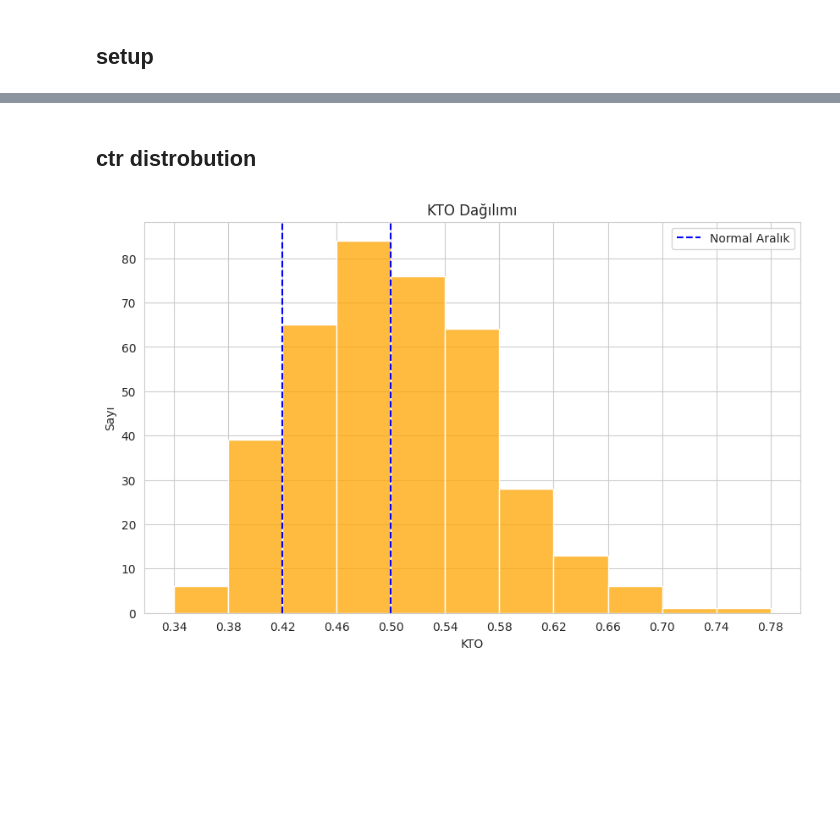
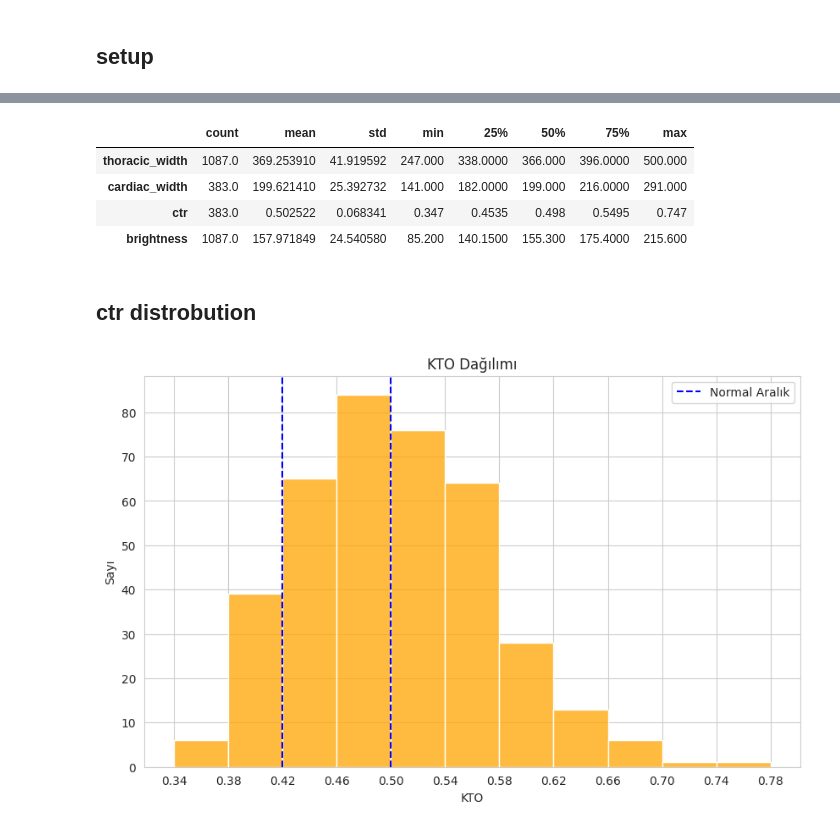
Before and after one commit to meyupy/teknofest25-syz, a Jupyter notebook: cto calculation/data_analysis.ipynb, the cells around one changed output, grey strips where cells are left out. Cells and saved outputs as stored; diff of their text form; code cells hidden in the pictures; blank space fills up the shorter version.

```diff
--- a/cto calculation/data_analysis.ipynb
+++ b/cto calculation/data_analysis.ipynb
@@ -25,3 +25,11 @@ df
+# %%
+df.describe().T
+# %% [output]
+|  | count | mean | std | min | 25% | 50% | 75% | max |
+| thoracic_width | 1087.0 | 369.253910 | 41.919592 | 247.000 | 338.0000 | 366.000 | 396.0000 | 500.000 |
+| cardiac_width | 383.0 | 199.621410 | 25.392732 | 141.000 | 182.0000 | 199.000 | 216.0000 | 291.000 |
+| ctr | 383.0 | 0.502522 | 0.068341 | 0.347 | 0.4535 | 0.498 | 0.5495 | 0.747 |
+| brightness | 1087.0 | 157.971849 | 24.540580 | 85.200 | 140.1500 | 155.300 | 175.4000 | 215.600 |
 # %% [markdown]
 ## ctr distrobution
 # %%
```
Also changed, not shown: parts of 9 cells of this notebook, 3 other files.
